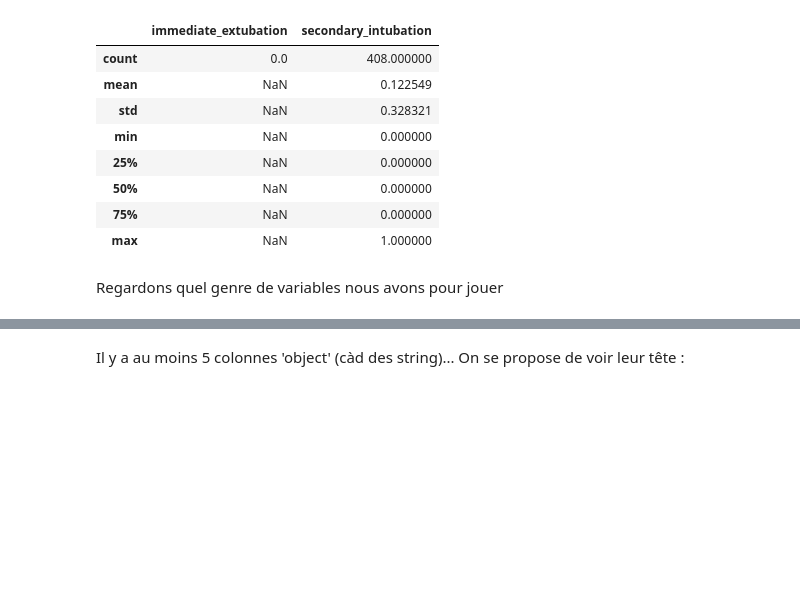
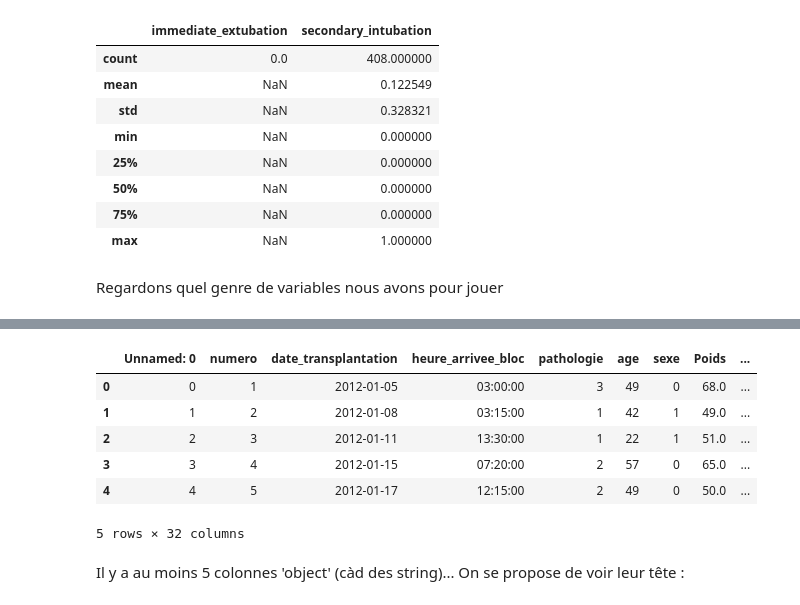
Before and after one commit to dataforgoodfr/batch_5_transplant, a Jupyter notebook: etudes_pierre/Comparaisons ML/PD-MachineLearning-comparaisons.ipynb, the cells around one changed output, grey strips where cells are left out. Saved outputs shown, nothing was run; the diff lists cells and outputs as text; code cells hidden in the pictures; blank space fills up the shorter version.

Commit message:
Je teste ML avec Pre-opératoires mais problème avec Unnamed

```diff
--- a/etudes_pierre/Comparaisons ML/PD-MachineLearning-comparaisons.ipynb
+++ b/etudes_pierre/Comparaisons ML/PD-MachineLearning-comparaisons.ipynb
@@ -99,3 +124,13 @@ memory usage: 137.2+ KB
+# %%
+dim_patient_preoperatoire[Unnamed:]
+# %% [output]
+|  | Unnamed: 0 | numero | date_transplantation | heure_arrivee_bloc | pathologie | age | sexe | Poids | ... |
+| 0 | 0 | 1 | 2012-01-05 | 03:00:00 | 3 | 49 | 0 | 68.0 | ... |
+| 1 | 1 | 2 | 2012-01-08 | 03:15:00 | 1 | 42 | 1 | 49.0 | ... |
+| 2 | 2 | 3 | 2012-01-11 | 13:30:00 | 1 | 22 | 1 | 51.0 | ... |
+| 3 | 3 | 4 | 2012-01-15 | 07:20:00 | 2 | 57 | 0 | 65.0 | ... |
+| 4 | 4 | 5 | 2012-01-17 | 12:15:00 | 2 | 49 | 0 | 50.0 | ... |
+5 rows × 32 columns
 # %% [markdown]
 Il y a au moins 5 colonnes 'object' (càd des string)... On se propose de voir leur tête :
 # %%
```
Also changed, not shown: parts of 23 cells of this notebook, 1 other file.
